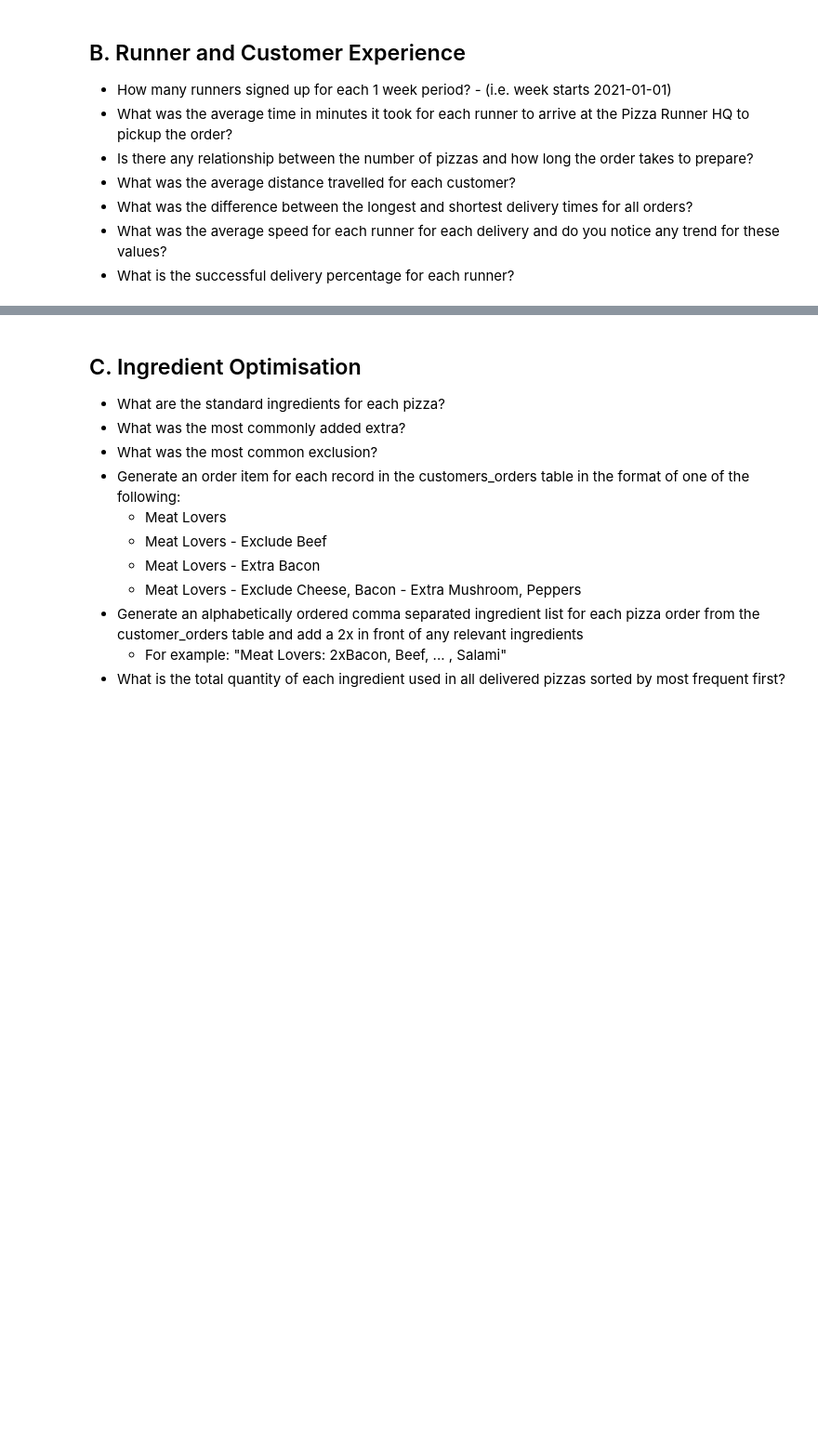
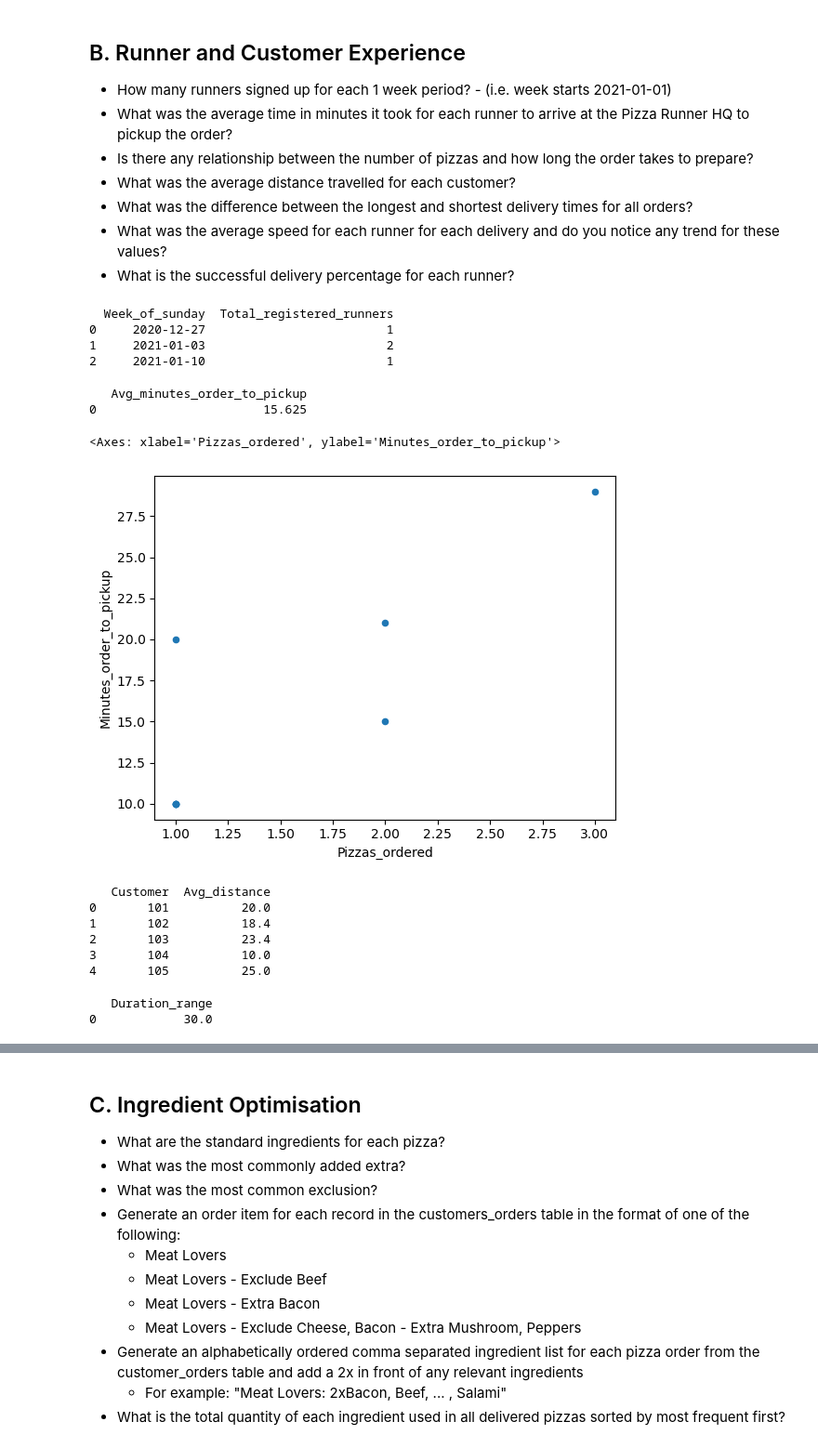
Before and after one commit to plklinh/PP_SQL_8WeeksSQLChallenge_CaseStudy2, a Jupyter notebook: Project_Pizza_Runner.ipynb, the cells around one changed output, grey strips where cells are left out. Shown at 93% size. Saved outputs shown, nothing was run; the diff lists cells and outputs as text; code cells hidden in the pictures; blank space fills up the shorter version.

```diff
--- a/Project_Pizza_Runner.ipynb
+++ b/Project_Pizza_Runner.ipynb
@@ -35,3 +215,82 @@ myengine.dispose()
 - What was the difference between the longest and shortest delivery times for all orders?
 - What was the average speed for each runner for each delivery and do you notice any trend for these values?
 - What is the successful delivery percentage for each runner?
+# %%
+query_res("""
+select
+    date_sub(registration_date,
+        interval dayofweek(registration_date) - 1 day )
+    as Week_of_sunday
+    , count(*) as Total_registered_runners
+from runners
+group by Week_of_sunday
+""")
+# %% [output]
+  Week_of_sunday  Total_registered_runners
+0     2020-12-27                         1
+1     2021-01-03                         2
+2     2021-01-10                         1
+# %%
+query_res("""
+select avg(timestampdiff(minute, order_time, pickup_time)) as Avg_minutes_order_to_pickup
+from runner_orders ro
+left join (
+    select distinct order_id, order_time
+    from customer_orders
+    ) co
+on ro.order_id = co.order_id
+where pickup_time is not null;
+""")
+# %% [output]
+   Avg_minutes_order_to_pickup
+0                       15.625
+# %%
+df_pizza_v_pickup = pd.read_sql("""
+select
+    co.Pizzas_ordered
+    , timestampdiff(minute, co.order_time, ro.pickup_time) as Minutes_order_to_pickup
+from runner_orders ro
+left join (
+    select order_id, order_time, count(*) as Pizzas_ordered
+    from customer_orders
+    group by 1, 2
+    ) co
+on ro.order_id = co.order_id
+where pickup_time is not null;
+"""
+, con=myengine)
+df_pizza_v_pickup.plot.scatter( x = "Pizzas_ordered", y = "Minutes_order_to_pickup" )
+# %% [output]
+<Axes: xlabel='Pizzas_ordered', ylabel='Minutes_order_to_pickup'>
+[figure, added]
+# %%
+query_res("""
+with co as (
+    select distinct order_id, customer_id
+    from customer_orders
+)
+select
+    customer_id as Customer
+    , avg(distance_km) as Avg_distance
+from co
+join runner_orders ro
+    on co.order_id = ro.order_id
+    and cancellation is null
+group by customer_id;
+""")
+# %% [output]
+   Customer  Avg_distance
+0       101          20.0
+1       102          18.4
+2       103          23.4
+3       104          10.0
+4       105          25.0
+# %%
+query_res("""
+select max(duration_minutes) - min(duration_minutes) as Duration_range
+from runner_orders
+where cancellation is null;
+""")
+# %% [output]
+   Duration_range
+0            30.0
```
Also changed, not shown: parts of 15 cells of this notebook, 1 other file.
